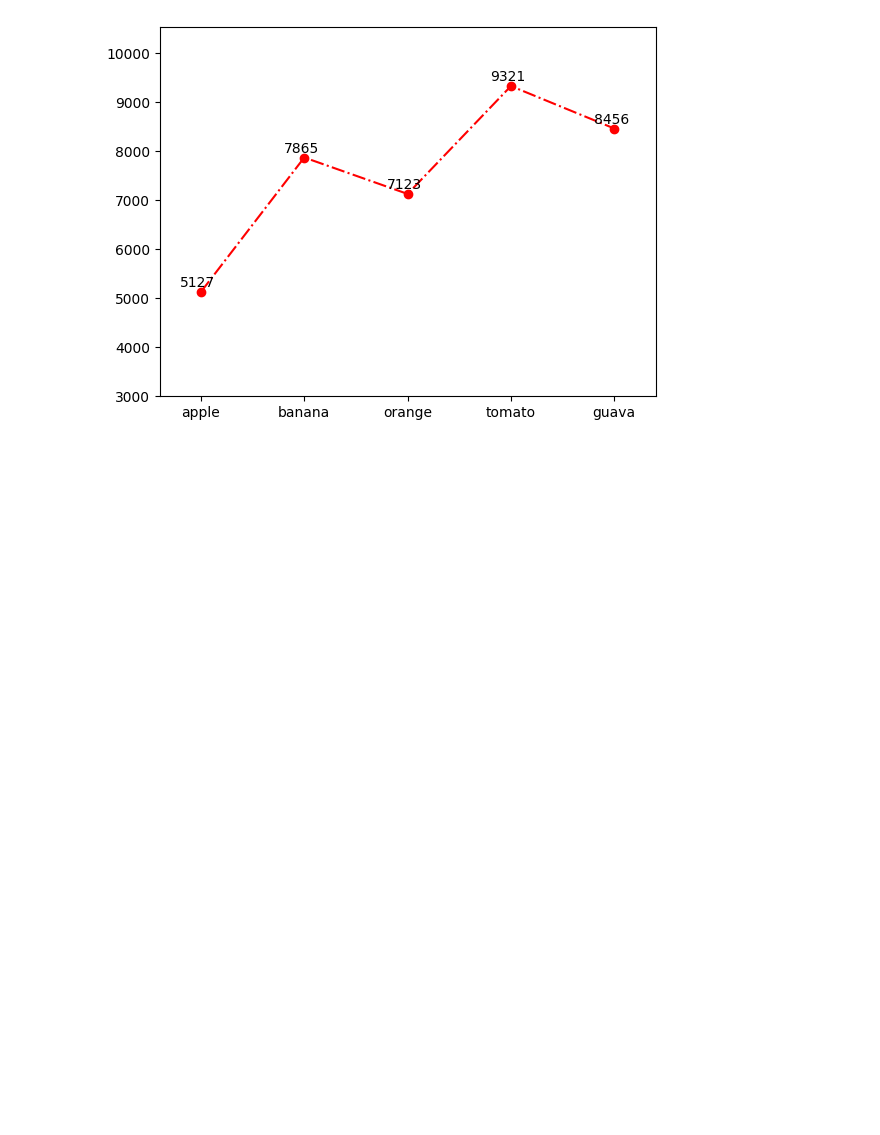
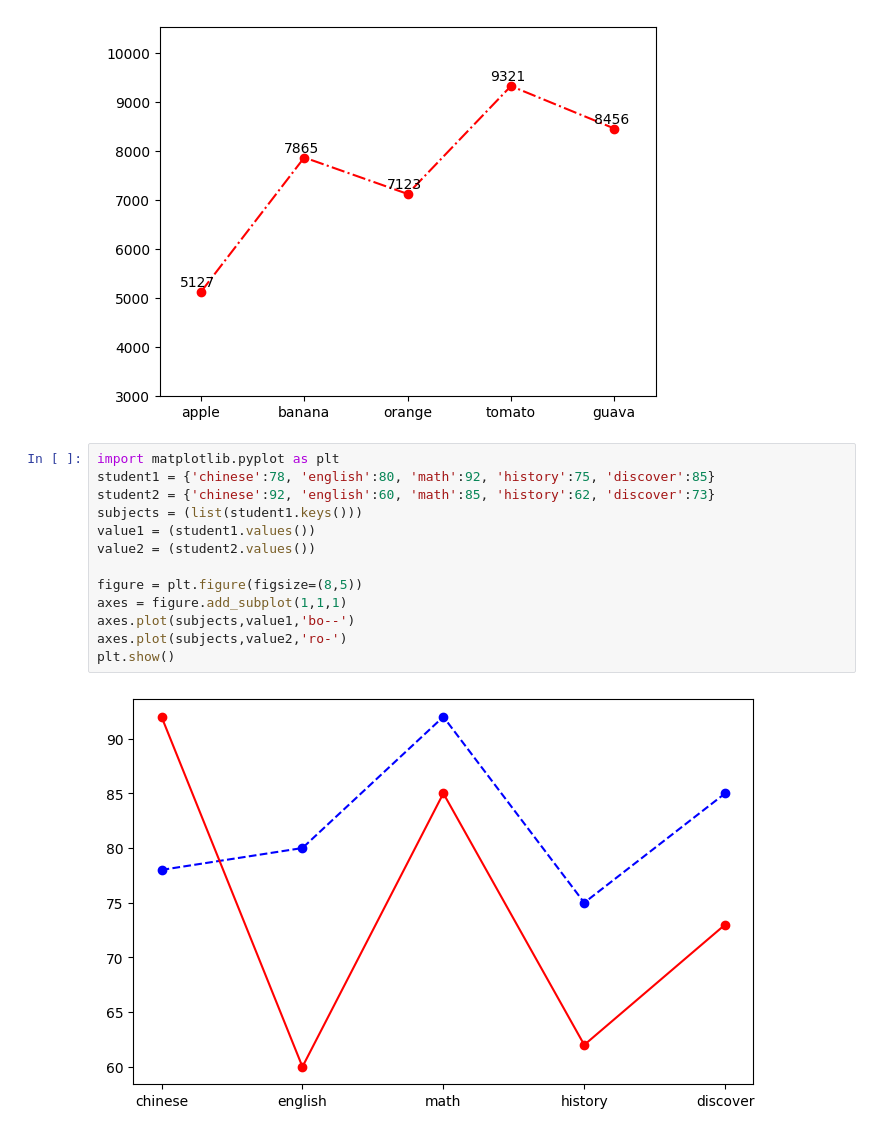
Before and after one commit to charlywang11/2024_05_05_sunday, a Jupyter notebook: lesson14/lesson14_2.ipynb, the cells around one changed output. Saved outputs shown, nothing was run; the diff lists cells and outputs as text; blank space fills up the shorter version.

```diff
--- a/lesson14/lesson14_2.ipynb
+++ b/lesson14/lesson14_2.ipynb
@@ -66,3 +66,18 @@ axes.axis(xmin=xmin,xmax=xmax,ymin=ymin,ymax=ymax)
 plt.show()
 # %% [output]
 [figure]
+# %%
+import matplotlib.pyplot as plt
+student1 = {'chinese':78, 'english':80, 'math':92, 'history':75, 'discover':85}
+student2 = {'chinese':92, 'english':60, 'math':85, 'history':62, 'discover':73}
+subjects = (list(student1.keys()))
+value1 = (student1.values())
+value2 = (student2.values())
+
+figure = plt.figure(figsize=(8,5))
+axes = figure.add_subplot(1,1,1)
+axes.plot(subjects,value1,'bo--')
+axes.plot(subjects,value2,'ro-')
+plt.show()
+# %% [output]
+[figure, added]
```
